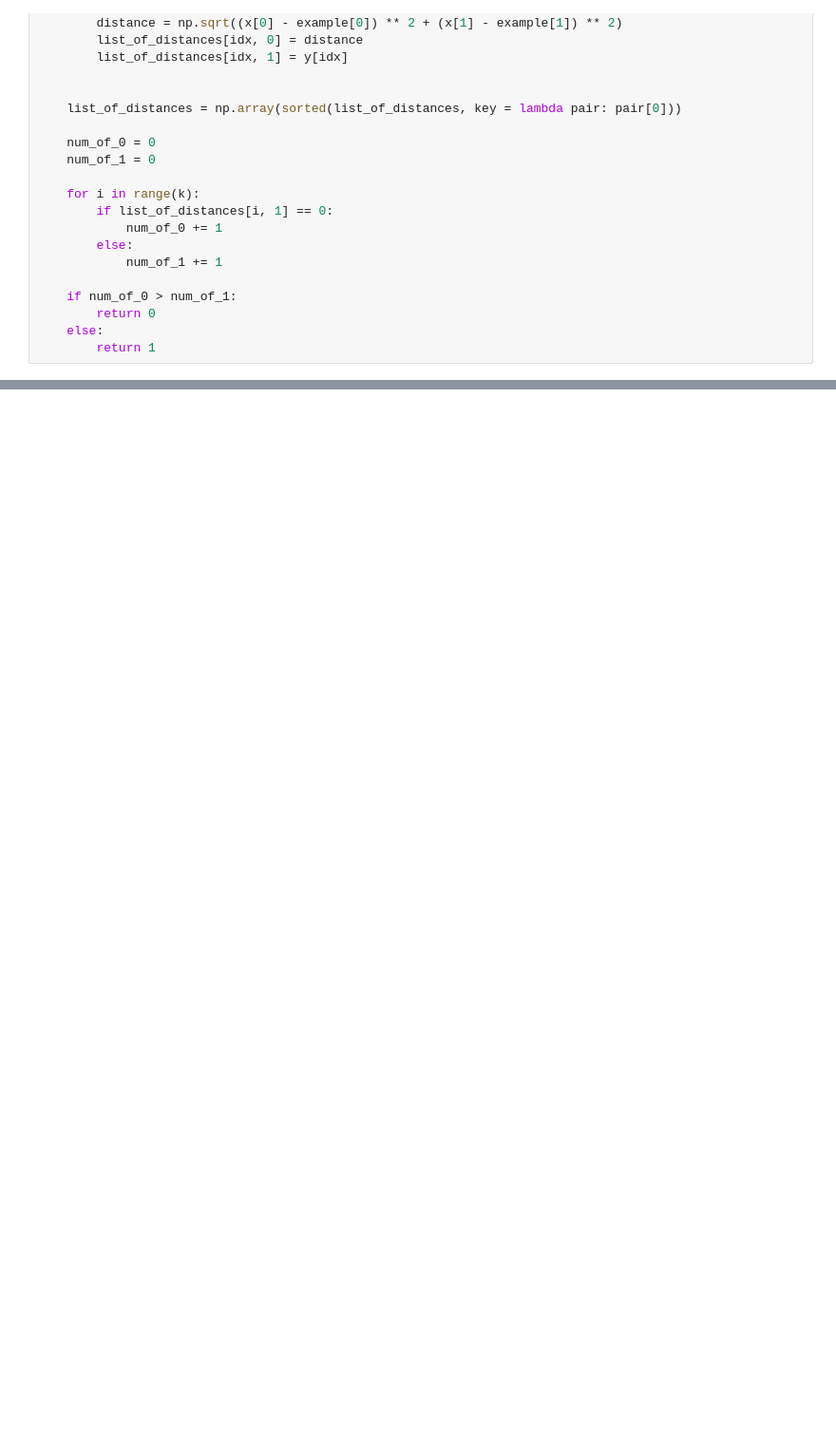
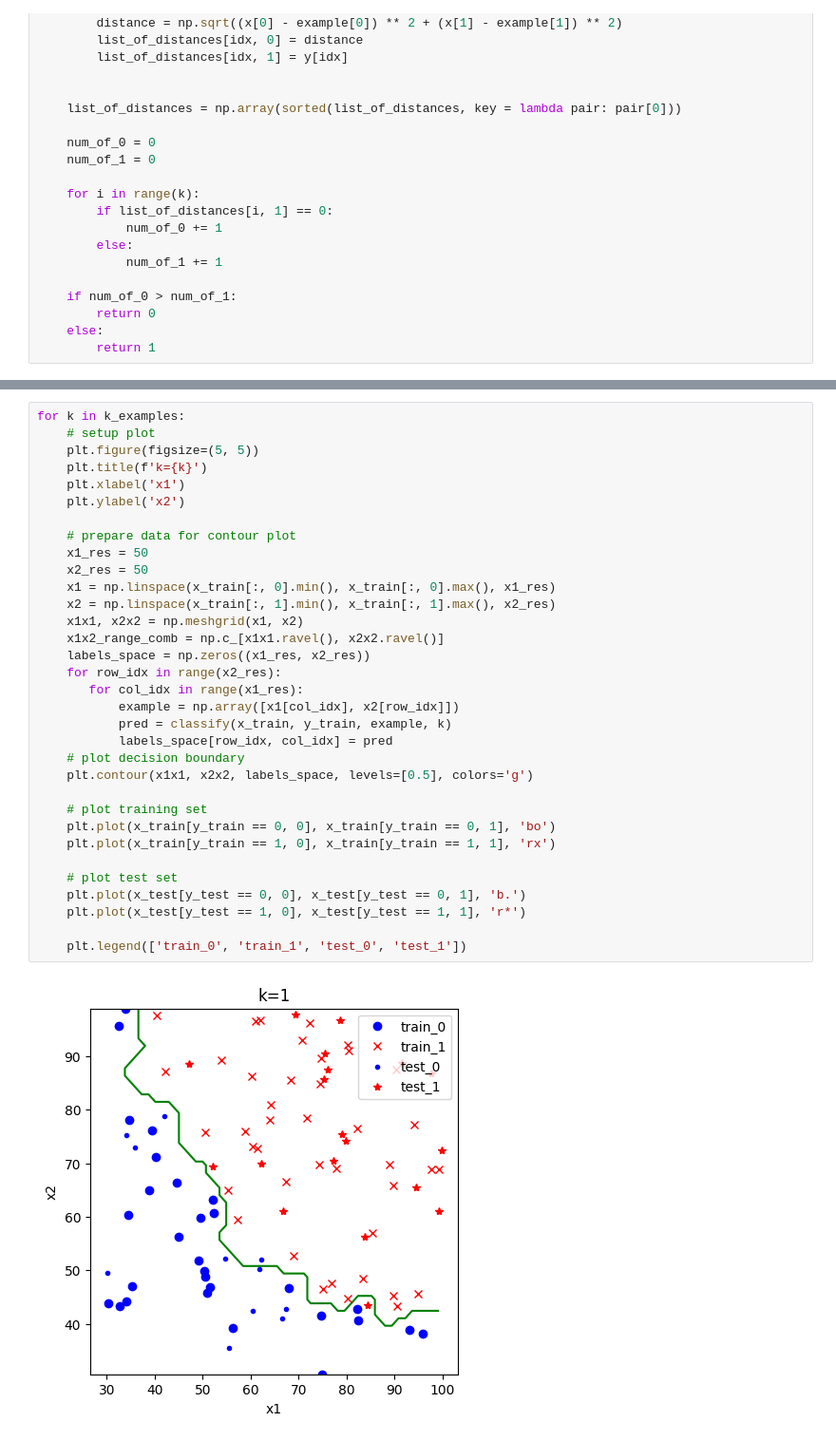
Before and after one commit to WaShindeiru/MachineLearning, a Jupyter notebook: lab6/clusterization.ipynb, the cells around one changed output, grey strips where cells are left out. Shown: that part at 95% size. Saved outputs shown, nothing was run; the diff lists cells and outputs as text; blank space fills up the shorter version.

```diff
--- a/lab6/clusterization.ipynb
+++ b/lab6/clusterization.ipynb
@@ -88,0 +107,35 @@ plt.plot(k_examples, accuracy_tab)
+# %%
+for k in k_examples:
+    # setup plot
+    plt.figure(figsize=(5, 5))
+    plt.title(f'k={k}')
+    plt.xlabel('x1')
+    plt.ylabel('x2')
+
+    # prepare data for contour plot
+    x1_res = 50
+    x2_res = 50
+    x1 = np.linspace(x_train[:, 0].min(), x_train[:, 0].max(), x1_res)
+    x2 = np.linspace(x_train[:, 1].min(), x_train[:, 1].max(), x2_res)
+    x1x1, x2x2 = np.meshgrid(x1, x2)
+    x1x2_range_comb = np.c_[x1x1.ravel(), x2x2.ravel()]
+    labels_space = np.zeros((x1_res, x2_res))
+    for row_idx in range(x2_res):
+       for col_idx in range(x1_res):
+           example = np.array([x1[col_idx], x2[row_idx]])
+           pred = classify(x_train, y_train, example, k)
+           labels_space[row_idx, col_idx] = pred
+    # plot decision boundary
+    plt.contour(x1x1, x2x2, labels_space, levels=[0.5], colors='g')
+
+    # plot training set
+    plt.plot(x_train[y_train == 0, 0], x_train[y_train == 0, 1], 'bo')
+    plt.plot(x_train[y_train == 1, 0], x_train[y_train == 1, 1], 'rx')
+
+    # plot test set
+    plt.plot(x_test[y_test == 0, 0], x_test[y_test == 0, 1], 'b.')
+    plt.plot(x_test[y_test == 1, 0], x_test[y_test == 1, 1], 'r*')
+
+    plt.legend(['train_0', 'train_1', 'test_0', 'test_1'])
+# %% [output]
+[figure, added]
```
Also changed, not shown: parts of 21 cells of this notebook.
